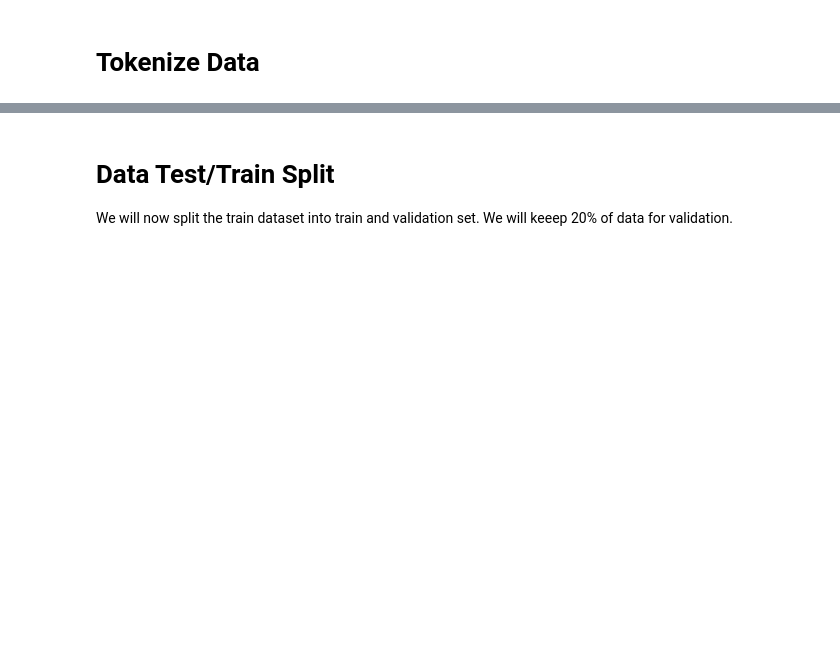
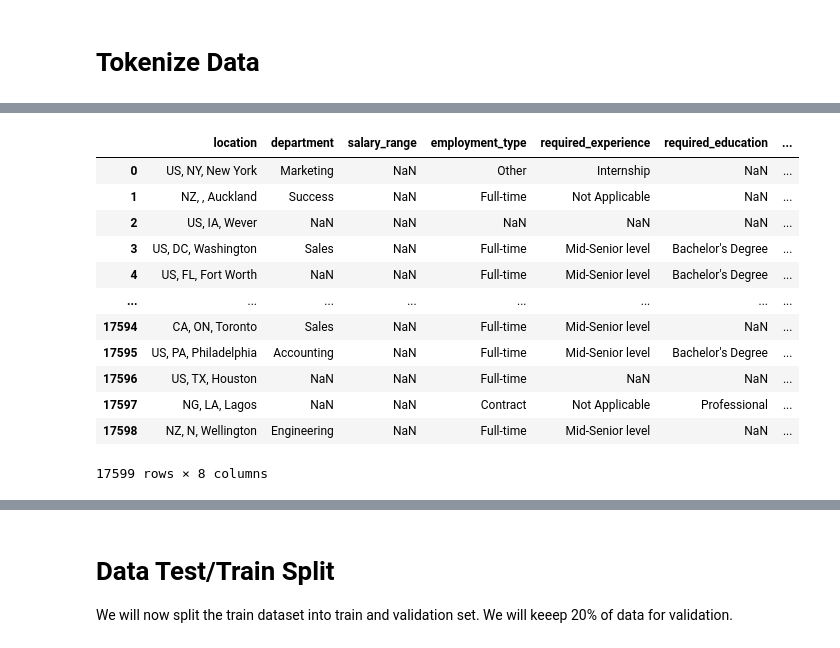
Before and after one commit to ADS-599-Team-2-Capstone/ADS-599-Capstone, a Jupyter notebook: Code Library Folder/Data Preparation.ipynb, the cells around one changed output, grey strips where cells are left out. Drawn from its saved outputs; the diff is of its cells as text; code cells hidden in the pictures; blank space fills up the shorter version.

```diff
--- a/Code Library Folder/Data Preparation.ipynb
+++ b/Code Library Folder/Data Preparation.ipynb
@@ -127,0 +177,20 @@ df.head(5)
+# %%
+# Get Categorical Variables.
+categorical_variables = list(df.select_dtypes('object').columns)
+categorical_variables.remove('all_text_tokens')
+
+df[categorical_variables]
+# %% [output]
+|  | location | department | salary_range | employment_type | required_experience | required_education | ... |
+| 0 | US, NY, New York | Marketing | NaN | Other | Internship | NaN | ... |
+| 1 | NZ, , Auckland | Success | NaN | Full-time | Not Applicable | NaN | ... |
+| 2 | US, IA, Wever | NaN | NaN | NaN | NaN | NaN | ... |
+| 3 | US, DC, Washington | Sales | NaN | Full-time | Mid-Senior level | Bachelor's Degree | ... |
+| 4 | US, FL, Fort Worth | NaN | NaN | Full-time | Mid-Senior level | Bachelor's Degree | ... |
+| ... | ... | ... | ... | ... | ... | ... | ... |
+| 17594 | CA, ON, Toronto | Sales | NaN | Full-time | Mid-Senior level | NaN | ... |
+| 17595 | US, PA, Philadelphia | Accounting | NaN | Full-time | Mid-Senior level | Bachelor's Degree | ... |
+| 17596 | US, TX, Houston | NaN | NaN | Full-time | NaN | NaN | ... |
+| 17597 | NG, LA, Lagos | NaN | NaN | Contract | Not Applicable | Professional | ... |
+| 17598 | NZ, N, Wellington | Engineering | NaN | Full-time | Mid-Senior level | NaN | ... |
+17599 rows × 8 columns
```
Also changed, not shown: parts of 11 cells of this notebook.
